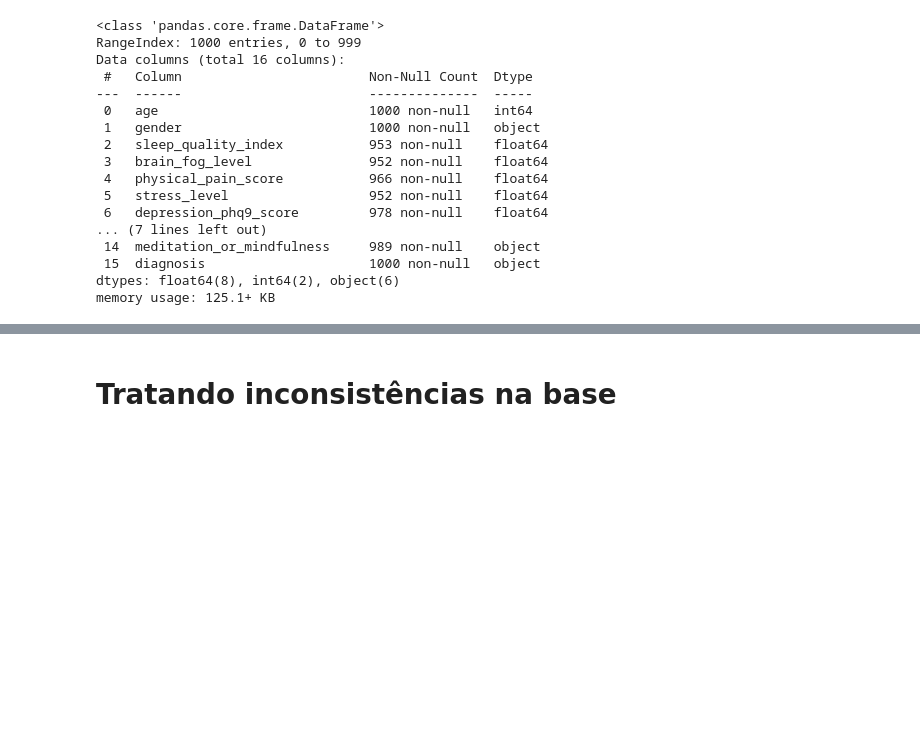
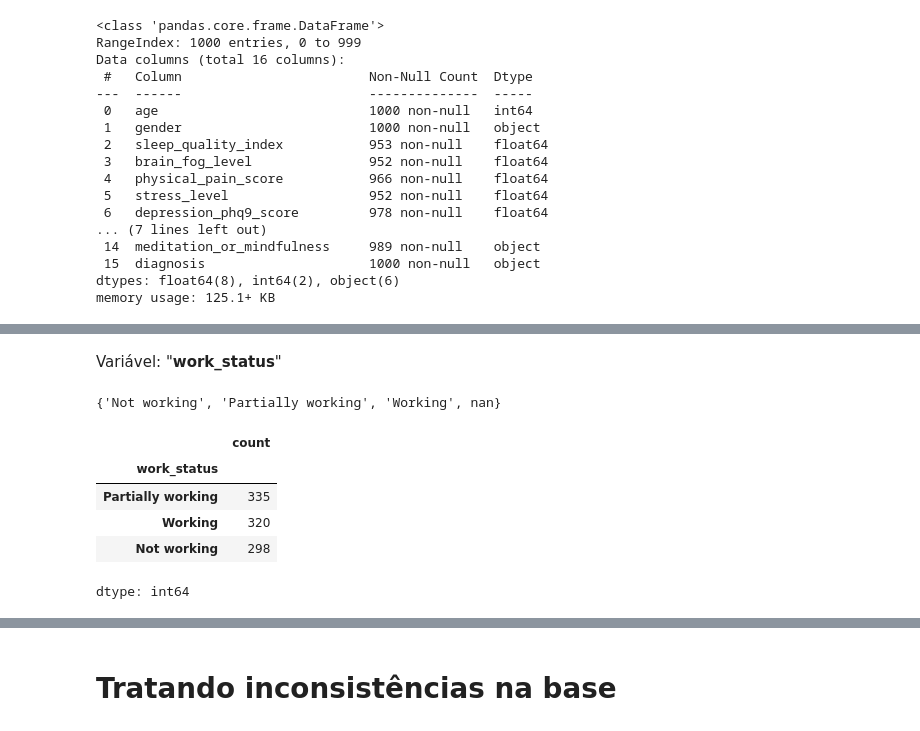
Before and after one commit to jessikamorais/FIAP, a Jupyter notebook: projeto_modulo1.ipynb, the cells around one changed output, grey strips where cells are left out. Cells and saved outputs as stored; diff of their text form; code cells hidden in the pictures; blank space fills up the shorter version.

```diff
--- a/projeto_modulo1.ipynb
+++ b/projeto_modulo1.ipynb
@@ -89,0 +109,15 @@ memory usage: 125.1+ KB
+# %% [markdown]
+Variável: "**work_status**"
+# %%
+set(dados["work_status"])
+# %% [output]
+{'Not working', 'Partially working', 'Working', nan}
+# %%
+dados["work_status"].value_counts()
+# %% [output]
+|  | count |
+| work_status |  |
+| Partially working | 335 |
+| Working | 320 |
+| Not working | 298 |
+dtype: int64
```
Also changed, not shown: parts of 19 cells of this notebook.
